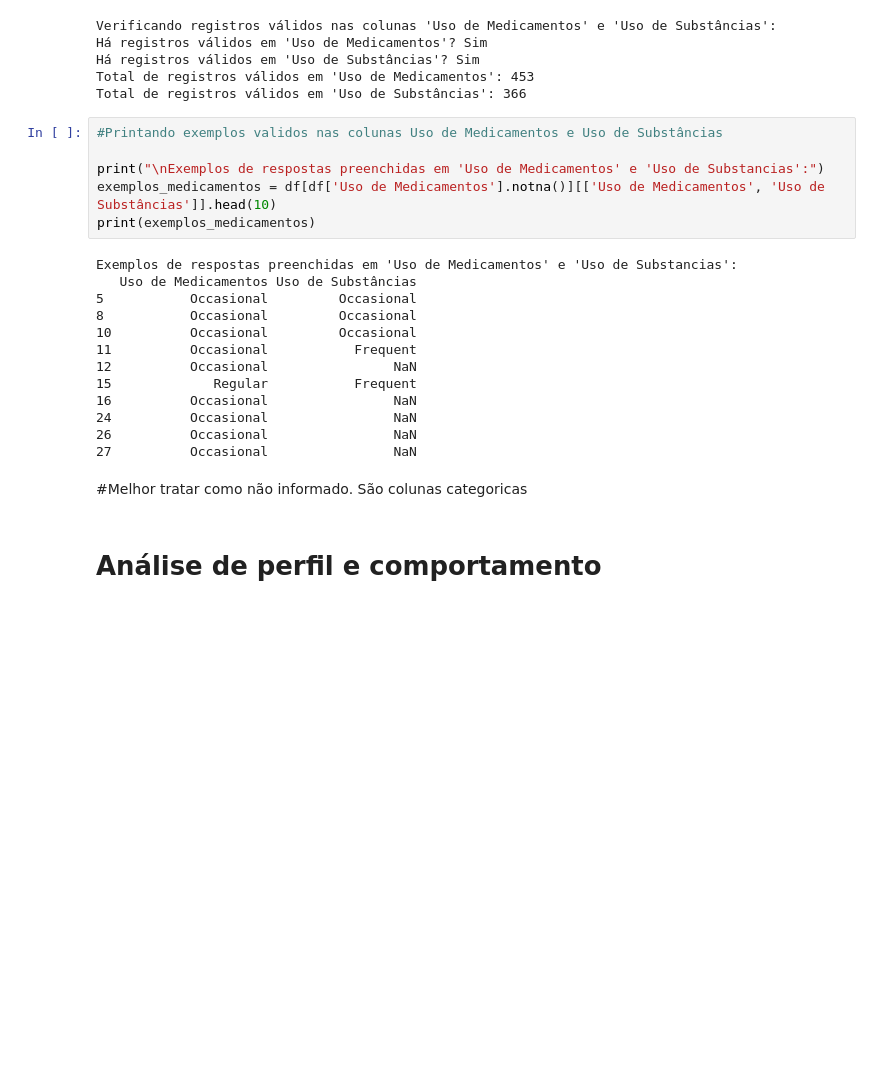
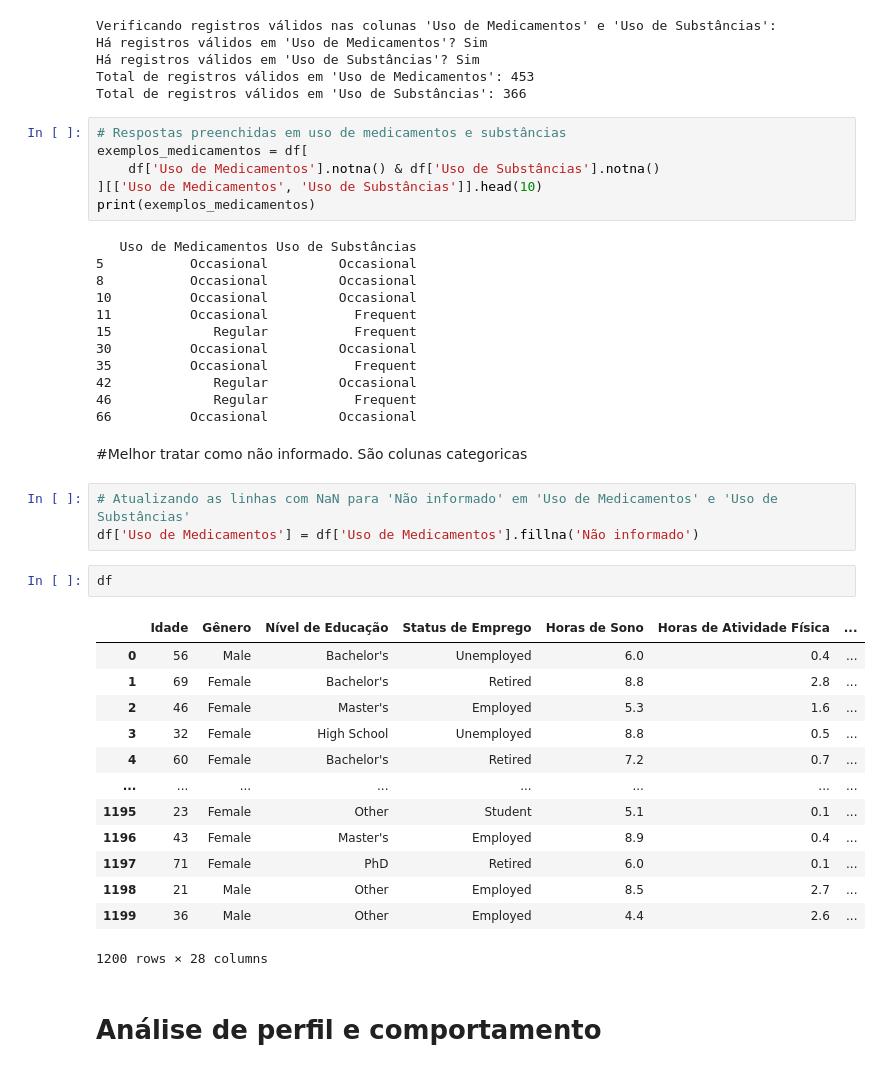
Before and after one commit to nise1301/projeto_saudemental, a Jupyter notebook: Projeto Saude Mental.ipynb, the cells around one changed output. Cells and saved outputs as stored; diff of their text form; blank space fills up the shorter version.

```diff
--- a/Projeto Saude Mental.ipynb
+++ b/Projeto Saude Mental.ipynb
@@ -188,26 +234,44 @@ Há registros válidos em 'Uso de Substâncias'? Sim
 Total de registros válidos em 'Uso de Medicamentos': 453
 Total de registros válidos em 'Uso de Substâncias': 366
 # %%
-#Printando exemplos validos nas colunas Uso de Medicamentos e Uso de Substâncias
-
-print("\nExemplos de respostas preenchidas em 'Uso de Medicamentos' e 'Uso de Substancias':")
-exemplos_medicamentos = df[df['Uso de Medicamentos'].notna()][['Uso de Medicamentos', 'Uso de Substâncias']].head(10)
+# Respostas preenchidas em uso de medicamentos e substâncias
+exemplos_medicamentos = df[
+    df['Uso de Medicamentos'].notna() & df['Uso de Substâncias'].notna()
+][['Uso de Medicamentos', 'Uso de Substâncias']].head(10)
 print(exemplos_medicamentos)
 # %% [output]
-Exemplos de respostas preenchidas em 'Uso de Medicamentos' e 'Uso de Substancias':
    Uso de Medicamentos Uso de Substâncias
 5           Occasional         Occasional
 8           Occasional         Occasional
 10          Occasional         Occasional
 11          Occasional           Frequent
-12          Occasional                NaN
 15             Regular           Frequent
-16          Occasional                NaN
-24          Occasional                NaN
-26          Occasional                NaN
-27          Occasional                NaN
+30          Occasional         Occasional
+35          Occasional           Frequent
+42             Regular         Occasional
+46             Regular           Frequent
+66          Occasional         Occasional
 # %% [markdown]
 #Melhor tratar como não informado. São colunas categoricas
+# %%
+# Atualizando as linhas com NaN para 'Não informado' em 'Uso de Medicamentos' e 'Uso de Substâncias'
+df['Uso de Medicamentos'] = df['Uso de Medicamentos'].fillna('Não informado')
+# %%
+df
+# %% [output]
+|  | Idade | Gênero | Nível de Educação | Status de Emprego | Horas de Sono | Horas de Atividade Física | ... |
+| 0 | 56 | Male | Bachelor's | Unemployed | 6.0 | 0.4 | ... |
+| 1 | 69 | Female | Bachelor's | Retired | 8.8 | 2.8 | ... |
+| 2 | 46 | Female | Master's | Employed | 5.3 | 1.6 | ... |
+| 3 | 32 | Female | High School | Unemployed | 8.8 | 0.5 | ... |
+| 4 | 60 | Female | Bachelor's | Retired | 7.2 | 0.7 | ... |
+| ... | ... | ... | ... | ... | ... | ... | ... |
+| 1195 | 23 | Female | Other | Student | 5.1 | 0.1 | ... |
+| 1196 | 43 | Female | Master's | Employed | 8.9 | 0.4 | ... |
+| 1197 | 71 | Female | PhD | Retired | 6.0 | 0.1 | ... |
+| 1198 | 21 | Male | Other | Employed | 8.5 | 2.7 | ... |
+| 1199 | 36 | Male | Other | Employed | 4.4 | 2.6 | ... |
+1200 rows × 28 columns
 # %% [markdown]
 # Análise de perfil e comportamento #
 # %%
```
Also changed, not shown: parts of 6 cells of this notebook.
